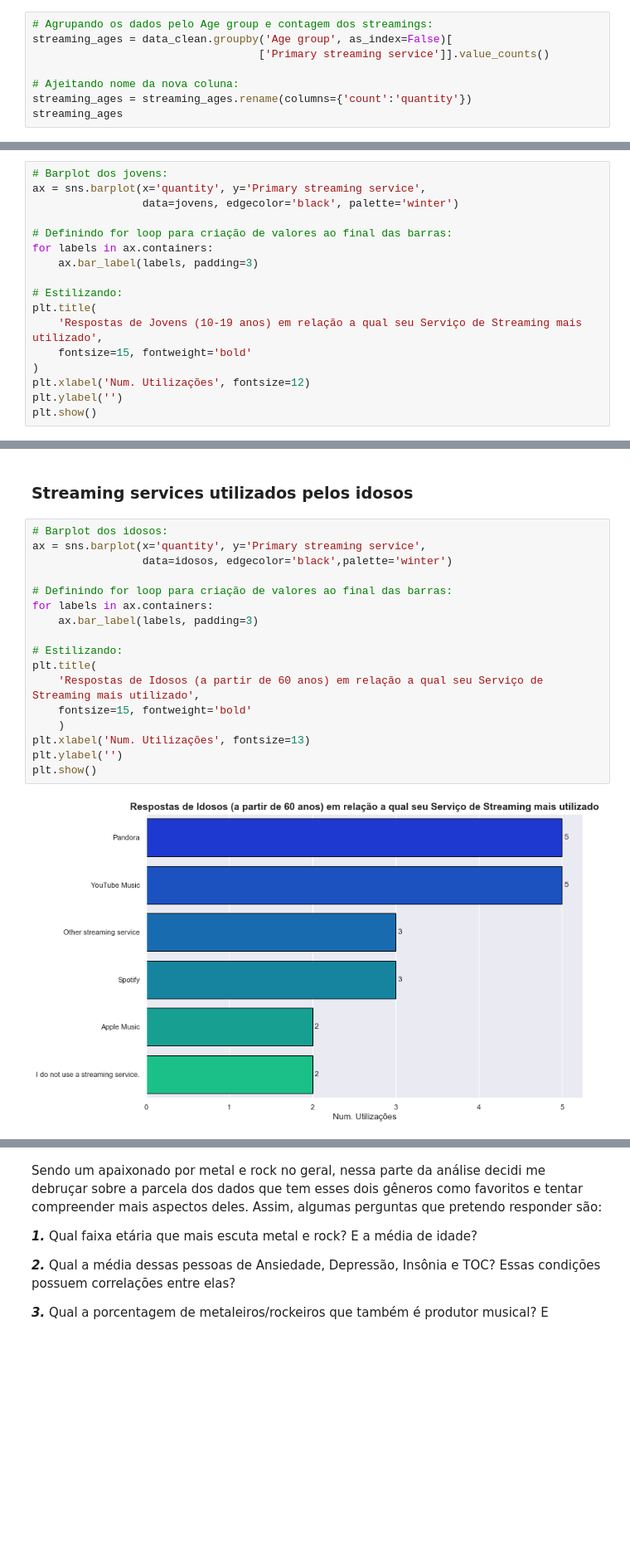
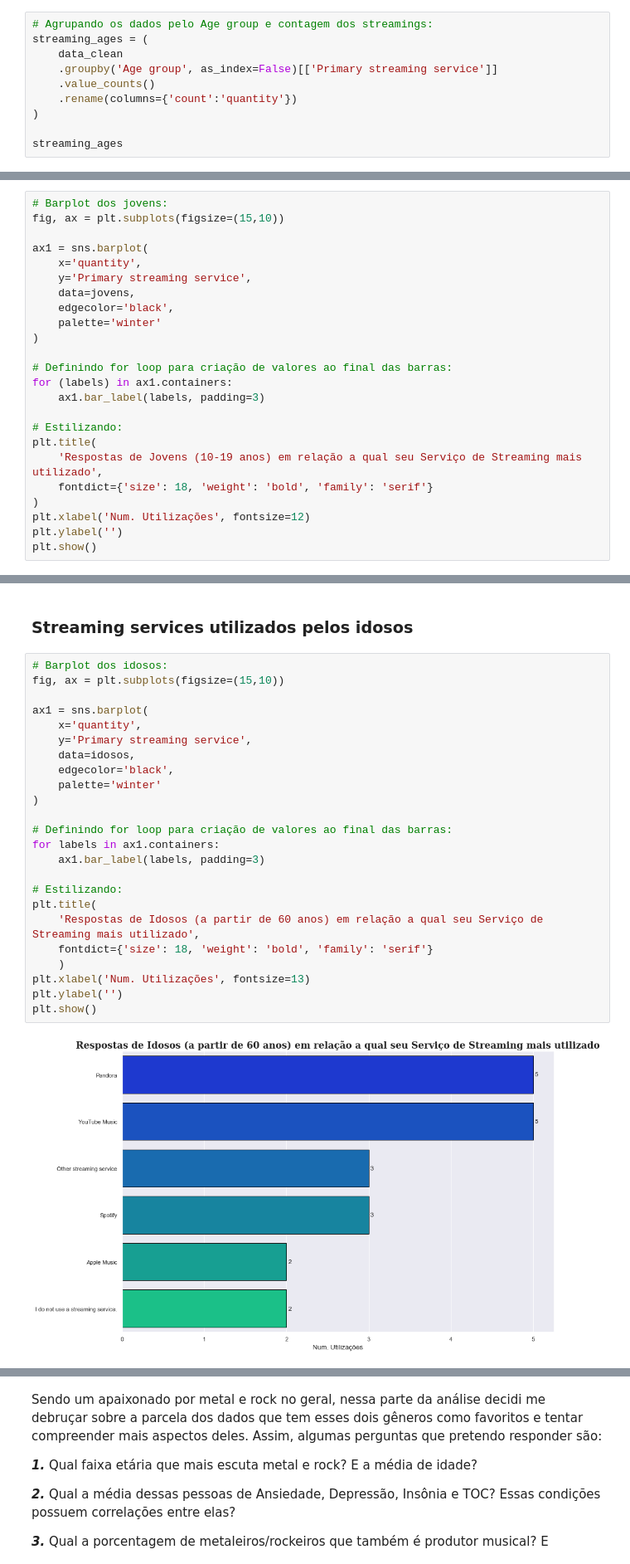
Before and after one commit to JoSEPHDev2022/Mental_Health_X_Music, a Jupyter notebook: analise_exp.ipynb, the cells around one changed output, grey strips where cells are left out. Shown at 83% size. Cells and saved outputs as stored; diff of their text form; blank space fills up the shorter version.

```diff
--- a/analise_exp.ipynb
+++ b/analise_exp.ipynb
@@ -680,11 +728,13 @@ Name: Age group, dtype: int64
 Com as faixas etárias definidas, vamos conferir quais os principais meios de streaming entre elas:
 # %%
 # Agrupando os dados pelo Age group e contagem dos streamings:
-streaming_ages = data_clean.groupby('Age group', as_index=False)[
-                                   ['Primary streaming service']].value_counts()
+streaming_ages = (
+    data_clean
+    .groupby('Age group', as_index=False)[['Primary streaming service']]
+    .value_counts()
+    .rename(columns={'count':'quantity'})
+)
 
-# Ajeitando nome da nova coluna:
-streaming_ages = streaming_ages.rename(columns={'count':'quantity'})
 streaming_ages
 # %% [output]
 |  | Age group | Primary streaming service | quantity |
@@ -713,17 +763,24 @@ idosos = pd.DataFrame(streaming_ages.query('`Age group` == "Idoso"'))
 ### **Streaming services utilizados pelos jovens**
 # %%
 # Barplot dos jovens:
-ax = sns.barplot(x='quantity', y='Primary streaming service',
-                 data=jovens, edgecolor='black', palette='winter')
+fig, ax = plt.subplots(figsize=(15,10))
+
+ax1 = sns.barplot(
+    x='quantity',
+    y='Primary streaming service',
+    data=jovens,
+    edgecolor='black',
+    palette='winter'
+)
 
 # Definindo for loop para criação de valores ao final das barras:
-for labels in ax.containers:
-    ax.bar_label(labels, padding=3)
+for (labels) in ax1.containers:
+    ax1.bar_label(labels, padding=3)
 
 # Estilizando:
 plt.title(
     'Respostas de Jovens (10-19 anos) em relação a qual seu Serviço de Streaming mais utilizado',
-    fontsize=15, fontweight='bold'
+    fontdict={'size': 18, 'weight': 'bold', 'family': 'serif'}
 )
 plt.xlabel('Num. Utilizações', fontsize=12)
 plt.ylabel('')
@@ -767,21 +804,28 @@ plt.show()
 ### **Streaming services utilizados pelos idosos**
 # %%
 # Barplot dos idosos:
-ax = sns.barplot(x='quantity', y='Primary streaming service',
-                 data=idosos, edgecolor='black',palette='winter')
+fig, ax = plt.subplots(figsize=(15,10))
+
+ax1 = sns.barplot(
+    x='quantity',
+    y='Primary streaming service',
+    data=idosos,
+    edgecolor='black',
+    palette='winter'
+)
 
 # Definindo for loop para criação de valores ao final das barras:
-for labels in ax.containers:
-    ax.bar_label(labels, padding=3)
+for labels in ax1.containers:
+    ax1.bar_label(labels, padding=3)
 
 # Estilizando:
 plt.title(
     'Respostas de Idosos (a partir de 60 anos) em relação a qual seu Serviço de Streaming mais utilizado',
-    fontsize=15, fontweight='bold'
+    fontdict={'size': 18, 'weight': 'bold', 'family': 'serif'}
     )
 plt.xlabel('Num. Utilizações', fontsize=13)
 plt.ylabel('')
 plt.show()
 # %% [output]
-[figure, old version]
+[figure, new version]
 # %% [markdown]
```
Also changed, not shown: parts of 69 cells of this notebook.
